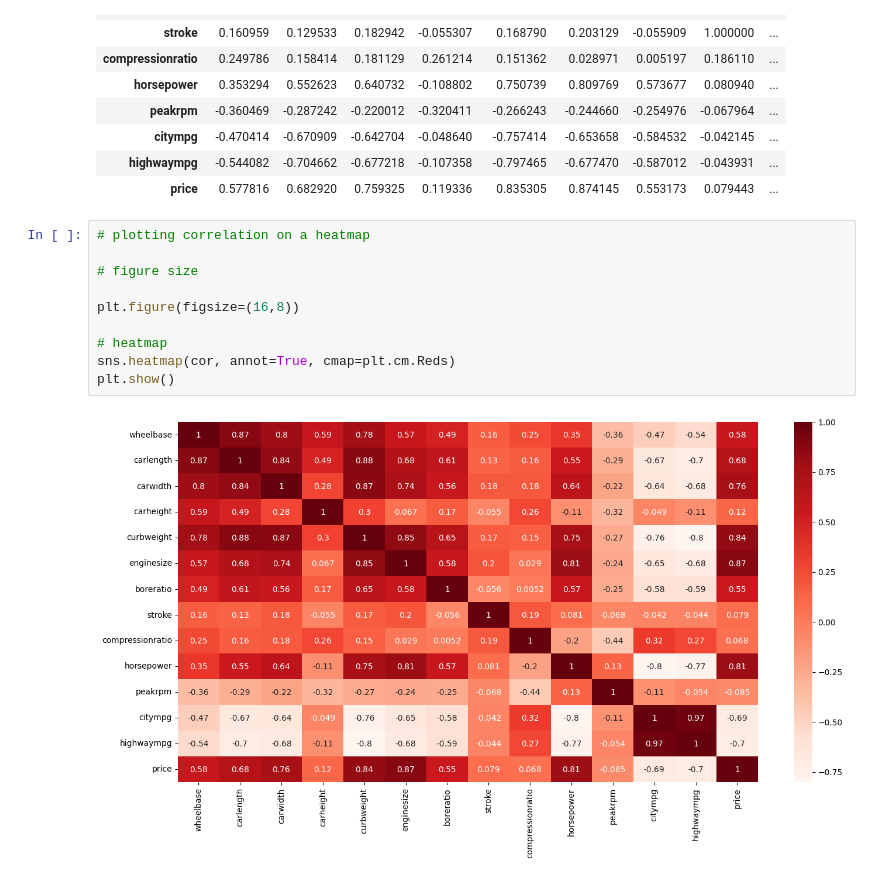
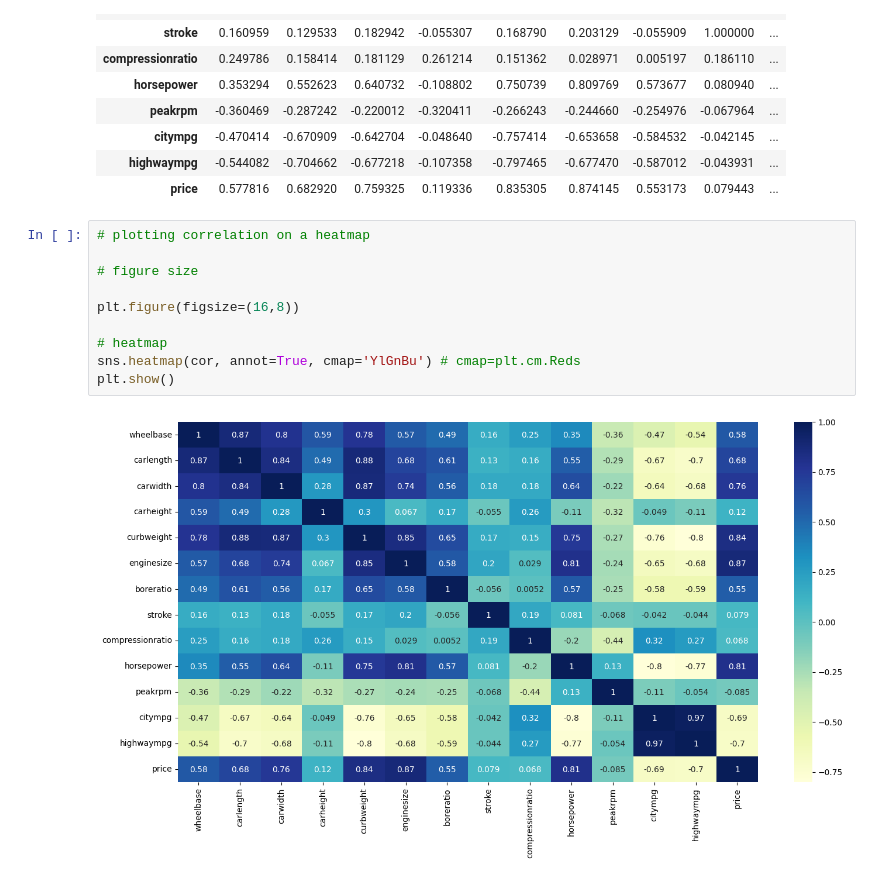
Before and after one commit to Allavudeen/MachineLearning, a Jupyter notebook: Regression/PredictCarPrice/Car_Price_Prediction_LR.ipynb, the cells around one changed output. Drawn from its saved outputs; the diff is of its cells as text.

```diff
--- a/Regression/PredictCarPrice/Car_Price_Prediction_LR.ipynb
+++ b/Regression/PredictCarPrice/Car_Price_Prediction_LR.ipynb
@@ -181,12 +181,12 @@ cor
 # %%
 # plotting correlation on a heatmap
 
 # figure size
 
 plt.figure(figsize=(16,8))
 
 # heatmap
-sns.heatmap(cor, annot=True, cmap=plt.cm.Reds)
+sns.heatmap(cor, annot=True, cmap='YlGnBu') # cmap=plt.cm.Reds
 plt.show()
 # %% [output]
-[figure, old version]
+[figure, new version]
```
Also changed, not shown: parts of 15 cells of this notebook.
